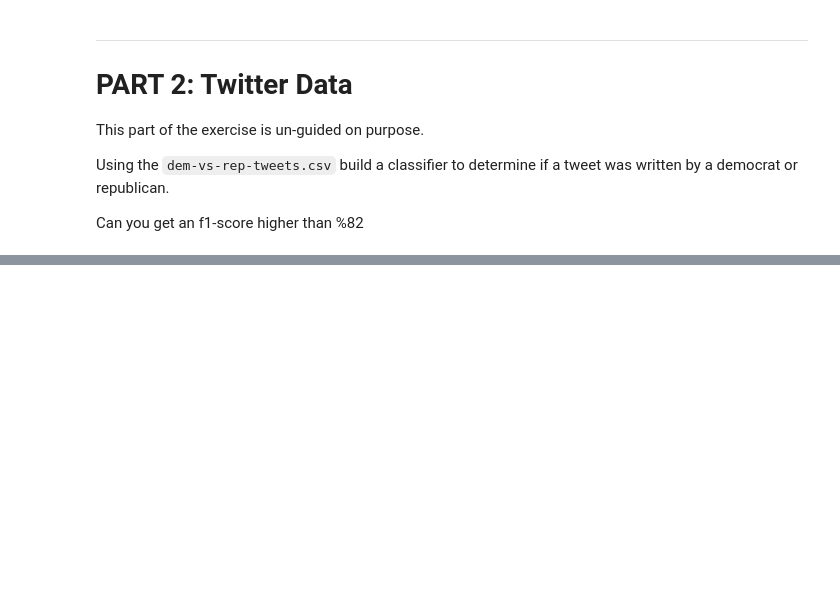
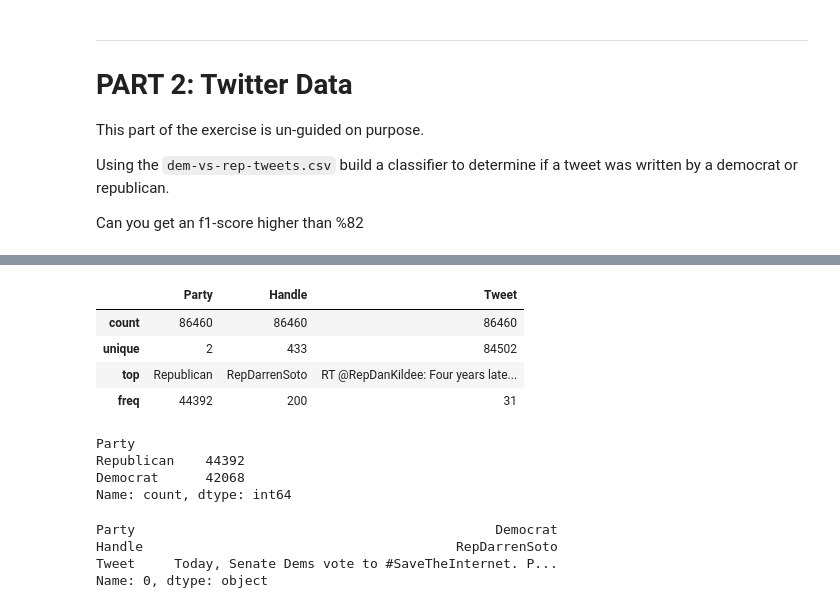
Before and after one commit to boolgerand5/my-fork-2023-fall-data-science-fridays, a Jupyter notebook: Week-08-NLP/Exercise-NLP-HA.ipynb, the cells around one changed output, grey strips where cells are left out. Saved outputs shown, nothing was run; the diff lists cells and outputs as text; code cells hidden in the pictures; blank space fills up the shorter version.

```diff
--- a/Week-08-NLP/Exercise-NLP-HA.ipynb
+++ b/Week-08-NLP/Exercise-NLP-HA.ipynb
@@ -376,0 +446,22 @@ df = pd.read_csv('data/dem-vs-rep-tweets.csv')
+# %%
+df.describe()
+# %% [output]
+|  | Party | Handle | Tweet |
+| count | 86460 | 86460 | 86460 |
+| unique | 2 | 433 | 84502 |
+| top | Republican | RepDarrenSoto | RT @RepDanKildee: Four years late... |
+| freq | 44392 | 200 | 31 |
+# %%
+df['Party'].value_counts()
+# %% [output]
+Party
+Republican    44392
+Democrat      42068
+Name: count, dtype: int64
+# %%
+df.iloc[0]
+# %% [output]
+Party                                              Democrat
+Handle                                        RepDarrenSoto
+Tweet     Today, Senate Dems vote to #SaveTheInternet. P...
+Name: 0, dtype: object
```
Also changed, not shown: parts of 12 cells of this notebook.
